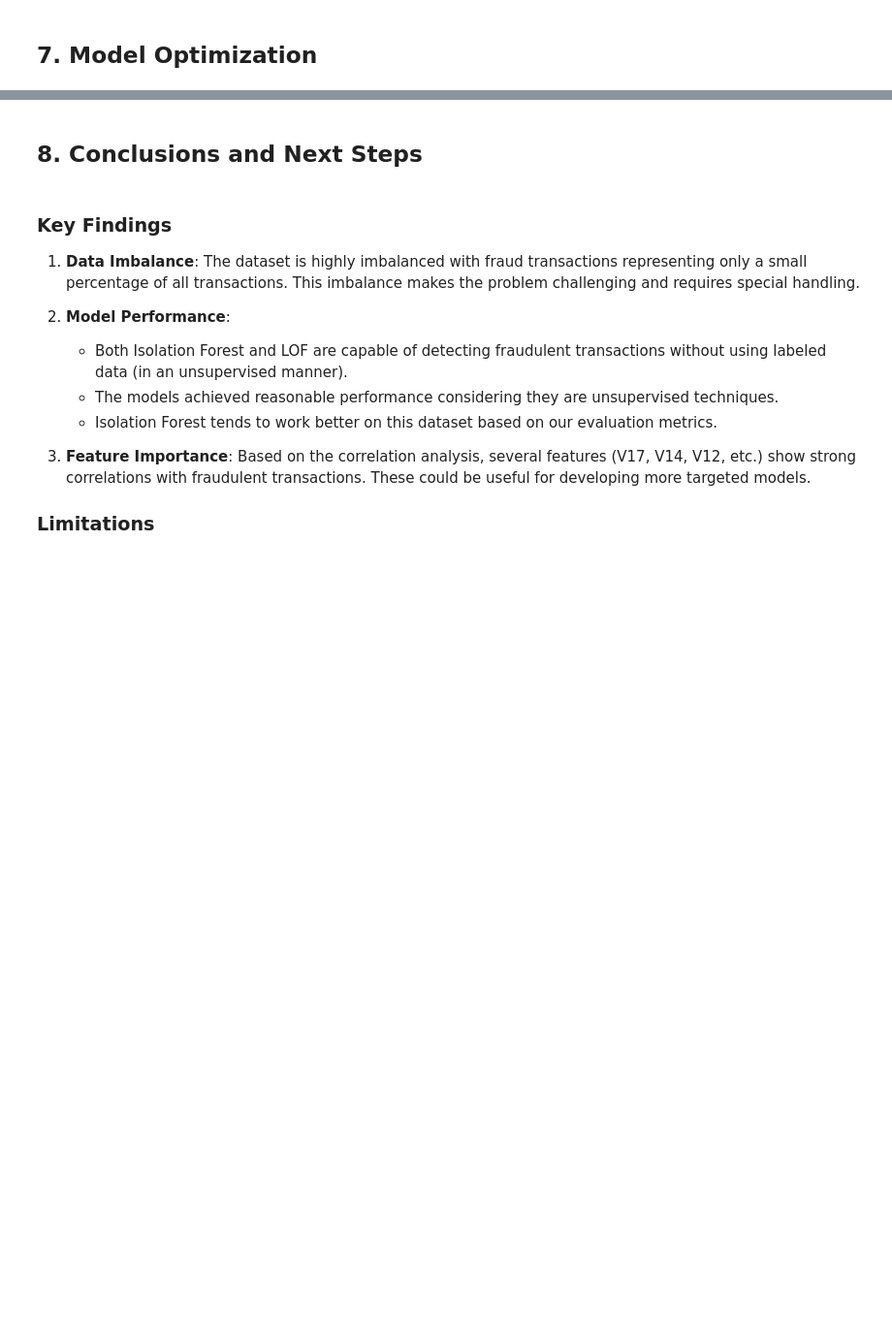
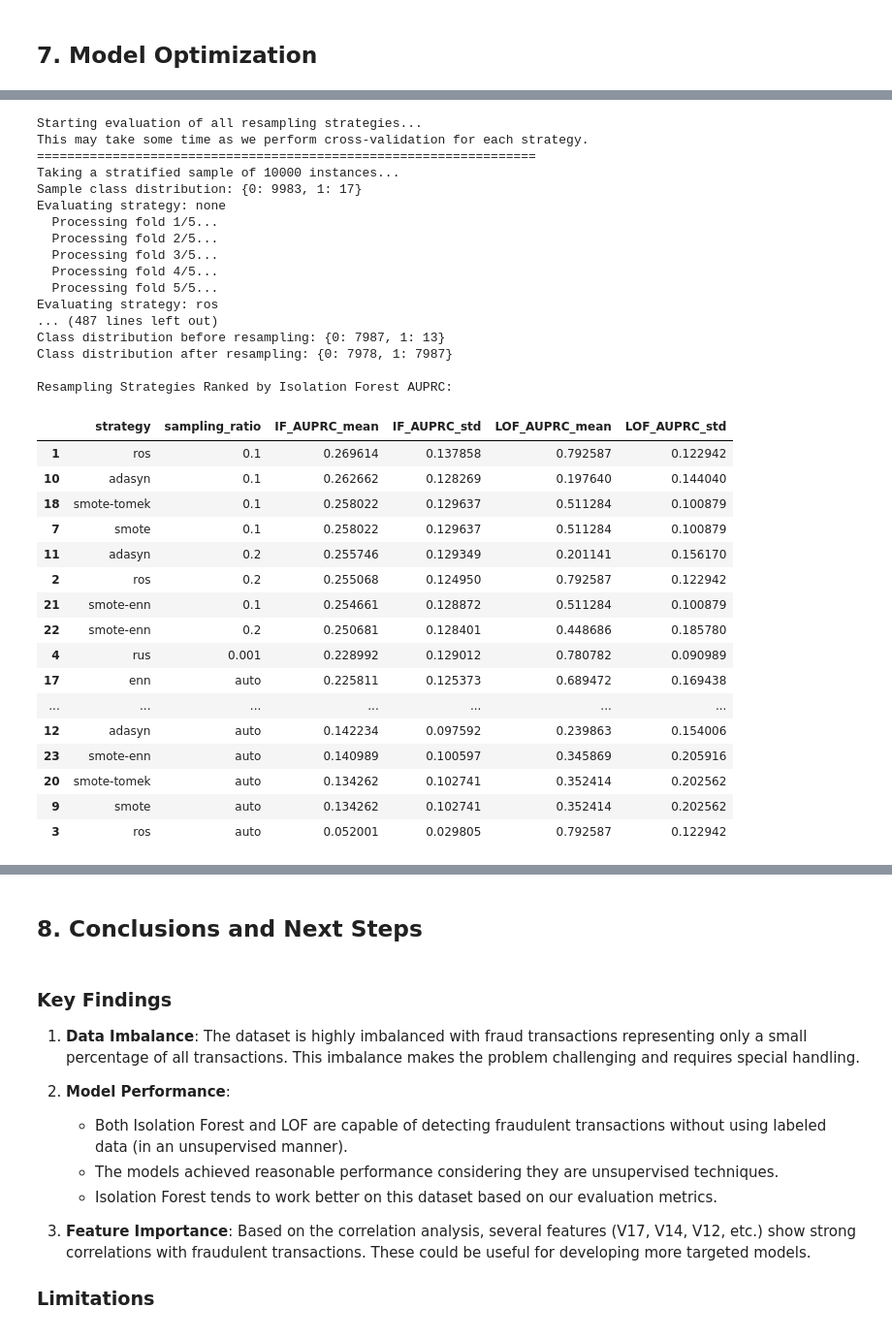
Before and after one commit to itxtx/credit_card_fraud_prediction, a Jupyter notebook: credit_card_fraud_analysis.ipynb, the cells around one changed output, grey strips where cells are left out. Shown at 97% size. Drawn from its saved outputs; the diff is of its cells as text; code cells hidden in the pictures; blank space fills up the shorter version.

```diff
--- a/credit_card_fraud_analysis.ipynb
+++ b/credit_card_fraud_analysis.ipynb
@@ -270,13 +276,48 @@ X_preprocessed[features_to_scale] = scaler.fit_transform(X_preprocessed[features
 # %%
 print("Starting evaluation of all resampling strategies...")
 print("This may take some time as we perform cross-validation for each strategy.")
 print("==================================================================")
 
 # Evaluate all resampling strategies using cross-validation
-results_df = evaluate_all_resampling_strategies(X_preprocessed, y, config)
+results_df = evaluate_all_resampling_strategies(X_preprocessed, y, config, sample_size=10000)
 
 # Display results sorted by Isolation Forest AUPRC (typically the better model)
 print("\nResampling Strategies Ranked by Isolation Forest AUPRC:")
 sorted_results = results_df.sort_values('IF_AUPRC_mean', ascending=False)
 display(sorted_results[['strategy', 'sampling_ratio', 'IF_AUPRC_mean', 'IF_AUPRC_std',
                         'LOF_AUPRC_mean', 'LOF_AUPRC_std']])
+# %% [output]
+Starting evaluation of all resampling strategies...
+This may take some time as we perform cross-validation for each strategy.
+==================================================================
+Taking a stratified sample of 10000 instances...
+Sample class distribution: {0: 9983, 1: 17}
+Evaluating strategy: none
+  Processing fold 1/5...
+  Processing fold 2/5...
+  Processing fold 3/5...
+  Processing fold 4/5...
+  Processing fold 5/5...
+Evaluating strategy: ros
+... (487 lines left out)
+Class distribution before resampling: {0: 7987, 1: 13}
+Class distribution after resampling: {0: 7978, 1: 7987}
+
+Resampling Strategies Ranked by Isolation Forest AUPRC:
+|  | strategy | sampling_ratio | IF_AUPRC_mean | IF_AUPRC_std | LOF_AUPRC_mean | LOF_AUPRC_std |
+| 1 | ros | 0.1 | 0.269614 | 0.137858 | 0.792587 | 0.122942 |
+| 10 | adasyn | 0.1 | 0.262662 | 0.128269 | 0.197640 | 0.144040 |
+| 18 | smote-tomek | 0.1 | 0.258022 | 0.129637 | 0.511284 | 0.100879 |
+| 7 | smote | 0.1 | 0.258022 | 0.129637 | 0.511284 | 0.100879 |
+| 11 | adasyn | 0.2 | 0.255746 | 0.129349 | 0.201141 | 0.156170 |
+| 2 | ros | 0.2 | 0.255068 | 0.124950 | 0.792587 | 0.122942 |
+| 21 | smote-enn | 0.1 | 0.254661 | 0.128872 | 0.511284 | 0.100879 |
+| 22 | smote-enn | 0.2 | 0.250681 | 0.128401 | 0.448686 | 0.185780 |
+| 4 | rus | 0.001 | 0.228992 | 0.129012 | 0.780782 | 0.090989 |
+| 17 | enn | auto | 0.225811 | 0.125373 | 0.689472 | 0.169438 |
+| ... | ... | ... | ... | ... | ... | ... |
+| 12 | adasyn | auto | 0.142234 | 0.097592 | 0.239863 | 0.154006 |
+| 23 | smote-enn | auto | 0.140989 | 0.100597 | 0.345869 | 0.205916 |
+| 20 | smote-tomek | auto | 0.134262 | 0.102741 | 0.352414 | 0.202562 |
+| 9 | smote | auto | 0.134262 | 0.102741 | 0.352414 | 0.202562 |
+| 3 | ros | auto | 0.052001 | 0.029805 | 0.792587 | 0.122942 |
```
Also changed, not shown: parts of 6 cells of this notebook, 3 other files.
